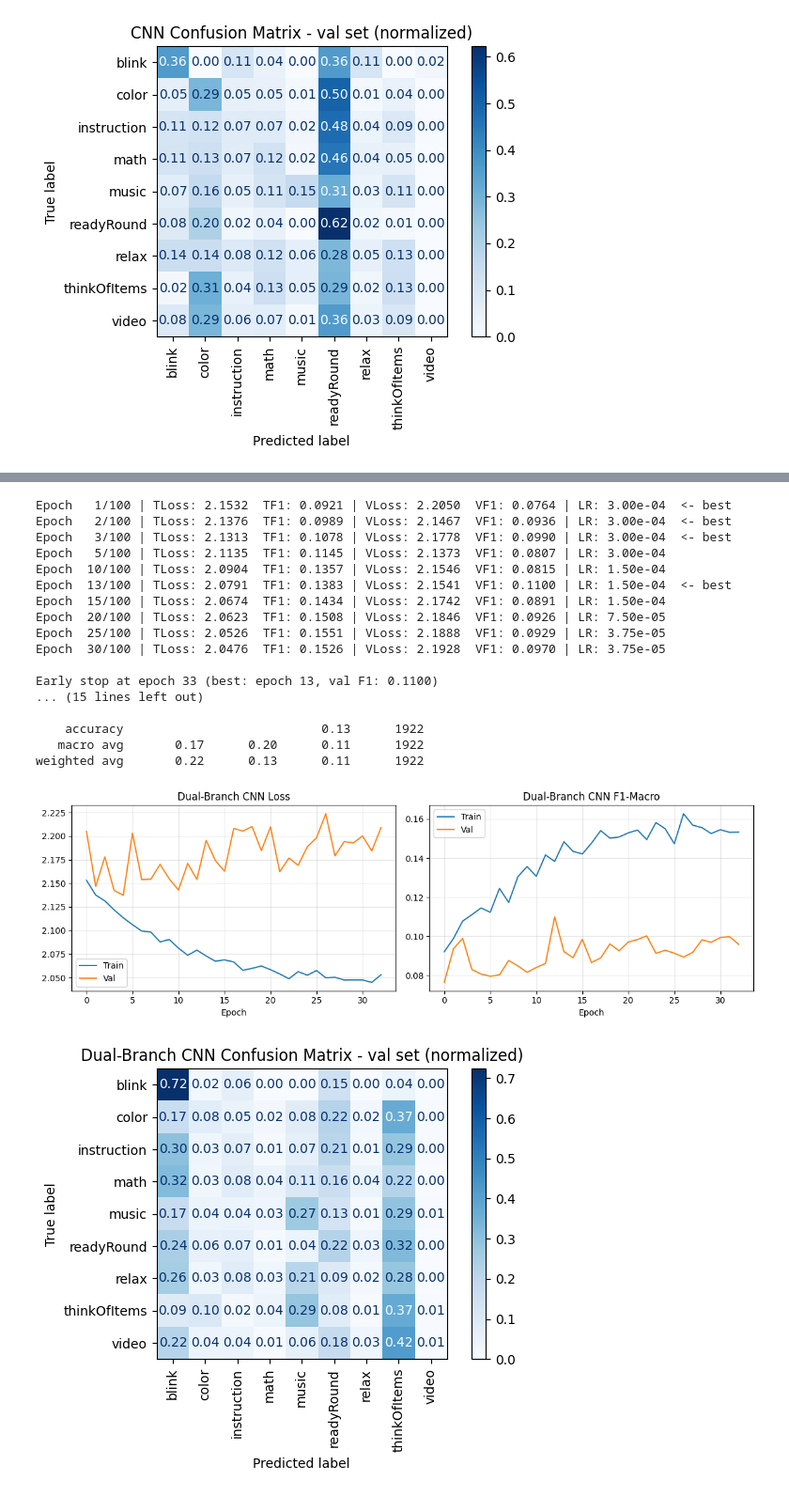
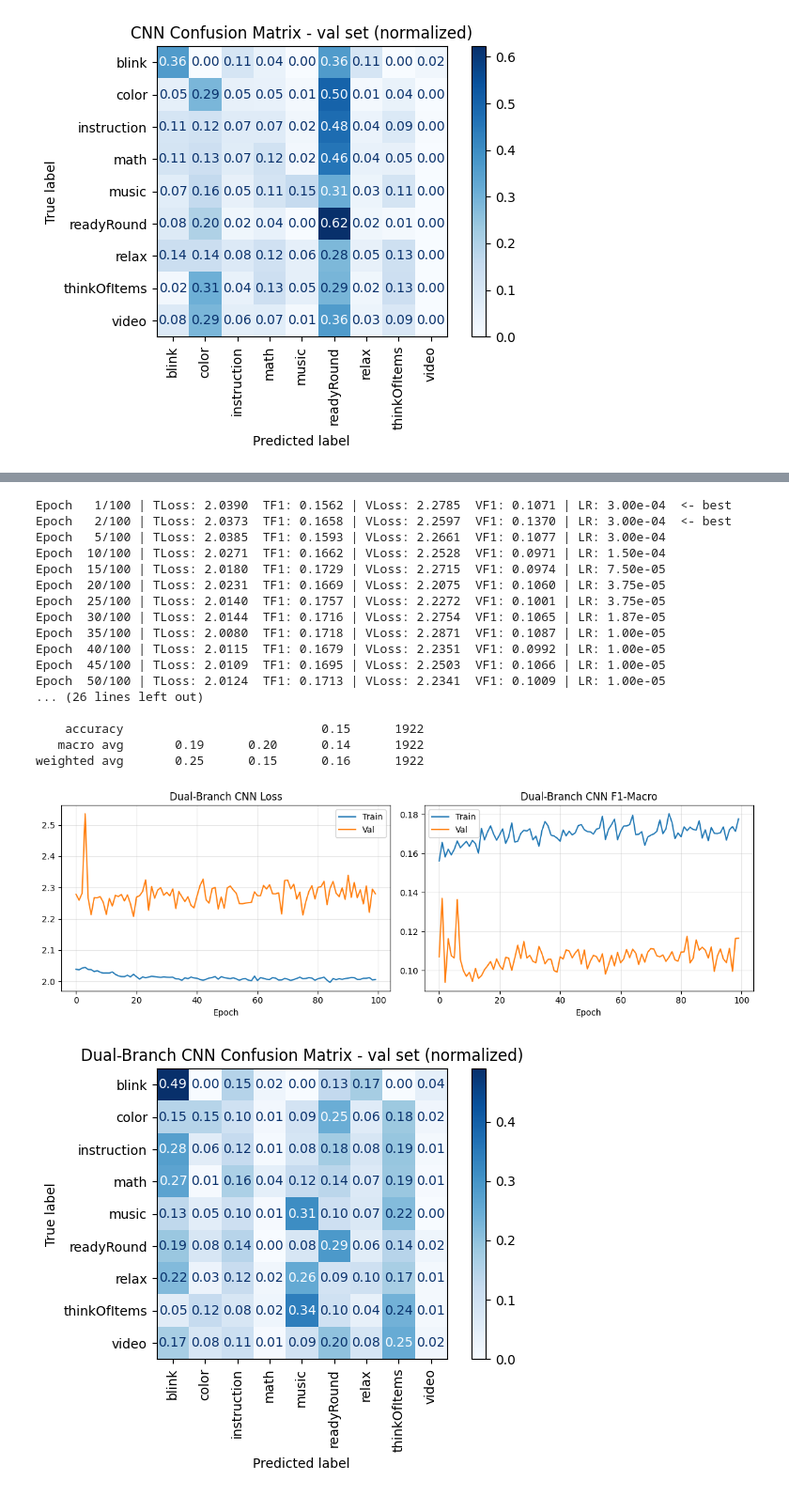
Before and after one commit to parhamkebria/EEG, a Jupyter notebook: EEG_Power_MLP.ipynb, the cells around one changed output, grey strips where cells are left out. Shown at 94% size. Saved outputs shown, nothing was run; the diff lists cells and outputs as text; code cells hidden in the pictures.

```diff
--- a/EEG_Power_MLP.ipynb
+++ b/EEG_Power_MLP.ipynb
@@ -1995,6 +2008,9 @@ dual_history = {
     'train_f1': [],
     'val_f1': [],
 }
+
+if 'dual_checkpoint_path' not in globals():
+    dual_checkpoint_path = Path("outputs/processed/cnn_dual_best.pt")
 
 for epoch in range(1, dual_num_epochs + 1):
     # Train
@@ -2044,6 +2060,14 @@ for epoch in range(1, dual_num_epochs + 1):
         dual_best_f1 = va_f1
         dual_best_epoch = epoch
         dual_best_weights = {k: v.detach().cpu().clone() for k, v in dual_cnn_model.state_dict().items()}
+        torch.save(
+            {
+                'epoch': epoch,
+                'val_f1_macro': float(va_f1),
+                'model_state_dict': dual_best_weights,
+            },
+            dual_checkpoint_path,
+        )
         dual_patience_counter = 0
     else:
         dual_patience_counter += 1
@@ -2057,18 +2081,19 @@ for epoch in range(1, dual_num_epochs + 1):
             f"LR: {dual_optimizer.param_groups[0]['lr']:.2e}{tag}"
         )
 
-    if dual_patience_counter >= dual_patience:
-        print(
-            f"\nEarly stop at epoch {epoch} "
-            f"(best: epoch {dual_best_epoch}, val F1: {dual_best_f1:.4f})"
-        )
-        break
+    # if dual_patience_counter >= dual_patience:
+    #     print(
+    #         f"\nEarly stop at epoch {epoch} "
+    #         f"(best: epoch {dual_best_epoch}, val F1: {dual_best_f1:.4f})"
+    #     )
+    #     break
 
 if dual_best_weights is None:
     dual_best_weights = {k: v.detach().cpu().clone() for k, v in dual_cnn_model.state_dict().items()}
 
 dual_cnn_model.load_state_dict({k: v.to(device) for k, v in dual_best_weights.items()})
 print(f"\nRestored best checkpoint - Val F1-macro: {dual_best_f1:.4f}")
+print(f"Saved/loaded checkpoint path: {dual_checkpoint_path}")
 
 # Final evaluation
 dual_cnn_model.eval()
@@ -2097,48 +2122,48 @@ axs[0].plot(dual_history['val_loss'], label='Val')
 axs[0].set_title('Dual-Branch CNN Loss')
 axs[0].set_xlabel('Epoch')
 axs[0].legend()
 axs[0].grid(alpha=0.3)
 
 axs[1].plot(dual_history['train_f1'], label='Train')
 axs[1].plot(dual_history['val_f1'], label='Val')
 axs[1].set_title('Dual-Branch CNN F1-Macro')
 axs[1].set_xlabel('Epoch')
 axs[1].legend()
 axs[1].grid(alpha=0.3)
 
 plt.tight_layout()
 plt.show()
 
 # Confusion matrix
 ConfusionMatrixDisplay.from_predictions(
     dual_final_targets,
     dual_final_preds,
     display_labels=le.classes_,
     xticks_rotation=90,
     normalize='true',
     values_format='.2f',
     cmap='Blues',
 )
 plt.title('Dual-Branch CNN Confusion Matrix - val set (normalized)')
 plt.tight_layout()
 plt.show()
 # %% [output]
-Epoch   1/100 | TLoss: 2.1532  TF1: 0.0921 | VLoss: 2.2050  VF1: 0.0764 | LR: 3.00e-04  <- best
-Epoch   2/100 | TLoss: 2.1376  TF1: 0.0989 | VLoss: 2.1467  VF1: 0.0936 | LR: 3.00e-04  <- best
-Epoch   3/100 | TLoss: 2.1313  TF1: 0.1078 | VLoss: 2.1778  VF1: 0.0990 | LR: 3.00e-04  <- best
-Epoch   5/100 | TLoss: 2.1135  TF1: 0.1145 | VLoss: 2.1373  VF1: 0.0807 | LR: 3.00e-04
-Epoch  10/100 | TLoss: 2.0904  TF1: 0.1357 | VLoss: 2.1546  VF1: 0.0815 | LR: 1.50e-04
-Epoch  13/100 | TLoss: 2.0791  TF1: 0.1383 | VLoss: 2.1541  VF1: 0.1100 | LR: 1.50e-04  <- best
-Epoch  15/100 | TLoss: 2.0674  TF1: 0.1434 | VLoss: 2.1742  VF1: 0.0891 | LR: 1.50e-04
-Epoch  20/100 | TLoss: 2.0623  TF1: 0.1508 | VLoss: 2.1846  VF1: 0.0926 | LR: 7.50e-05
-Epoch  25/100 | TLoss: 2.0526  TF1: 0.1551 | VLoss: 2.1888  VF1: 0.0929 | LR: 3.75e-05
-Epoch  30/100 | TLoss: 2.0476  TF1: 0.1526 | VLoss: 2.1928  VF1: 0.0970 | LR: 3.75e-05
+Epoch   1/100 | TLoss: 2.0390  TF1: 0.1562 | VLoss: 2.2785  VF1: 0.1071 | LR: 3.00e-04  <- best
+Epoch   2/100 | TLoss: 2.0373  TF1: 0.1658 | VLoss: 2.2597  VF1: 0.1370 | LR: 3.00e-04  <- best
+Epoch   5/100 | TLoss: 2.0385  TF1: 0.1593 | VLoss: 2.2661  VF1: 0.1077 | LR: 3.00e-04
+Epoch  10/100 | TLoss: 2.0271  TF1: 0.1662 | VLoss: 2.2528  VF1: 0.0971 | LR: 1.50e-04
+Epoch  15/100 | TLoss: 2.0180  TF1: 0.1729 | VLoss: 2.2715  VF1: 0.0974 | LR: 7.50e-05
+Epoch  20/100 | TLoss: 2.0231  TF1: 0.1669 | VLoss: 2.2075  VF1: 0.1060 | LR: 3.75e-05
+Epoch  25/100 | TLoss: 2.0140  TF1: 0.1757 | VLoss: 2.2272  VF1: 0.1001 | LR: 3.75e-05
+Epoch  30/100 | TLoss: 2.0144  TF1: 0.1716 | VLoss: 2.2754  VF1: 0.1065 | LR: 1.87e-05
+Epoch  35/100 | TLoss: 2.0080  TF1: 0.1718 | VLoss: 2.2871  VF1: 0.1087 | LR: 1.00e-05
+Epoch  40/100 | TLoss: 2.0115  TF1: 0.1679 | VLoss: 2.2351  VF1: 0.0992 | LR: 1.00e-05
+Epoch  45/100 | TLoss: 2.0109  TF1: 0.1695 | VLoss: 2.2503  VF1: 0.1066 | LR: 1.00e-05
+Epoch  50/100 | TLoss: 2.0124  TF1: 0.1713 | VLoss: 2.2341  VF1: 0.1009 | LR: 1.00e-05
+... (26 lines left out)
 
-Early stop at epoch 33 (best: epoch 13, val F1: 0.1100)
-... (15 lines left out)
-
-    accuracy                           0.13      1922
-   macro avg       0.17      0.20      0.11      1922
-weighted avg       0.22      0.13      0.11      1922
+    accuracy                           0.15      1922
+   macro avg       0.19      0.20      0.14      1922
+weighted avg       0.25      0.15      0.16      1922
-[figure, old version]
+[figure, new version]
-[figure, old version]
+[figure, new version]
```
Also changed, not shown: parts of 1 cell of this notebook.
